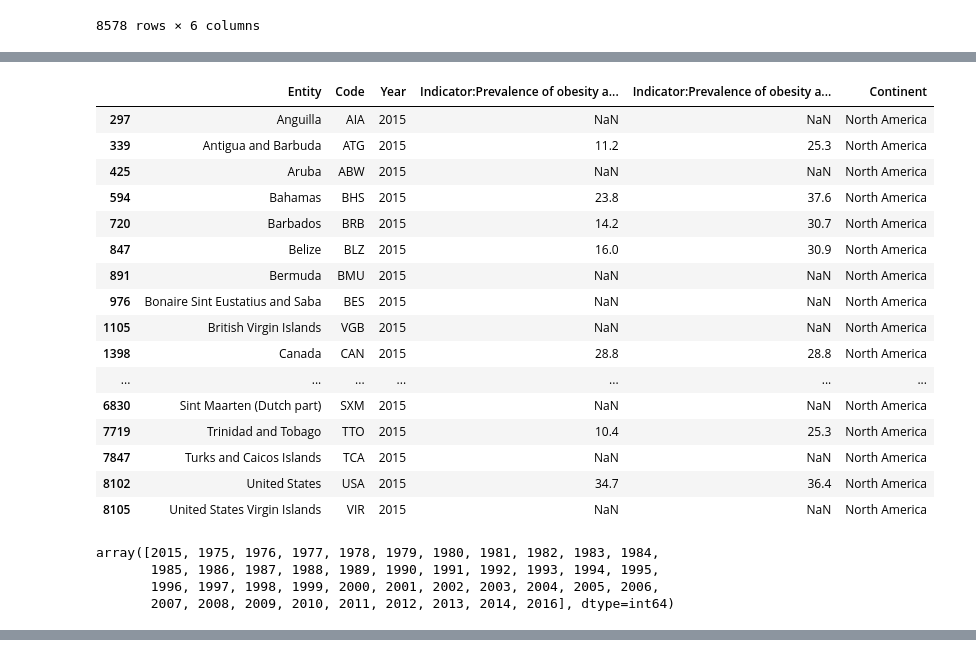
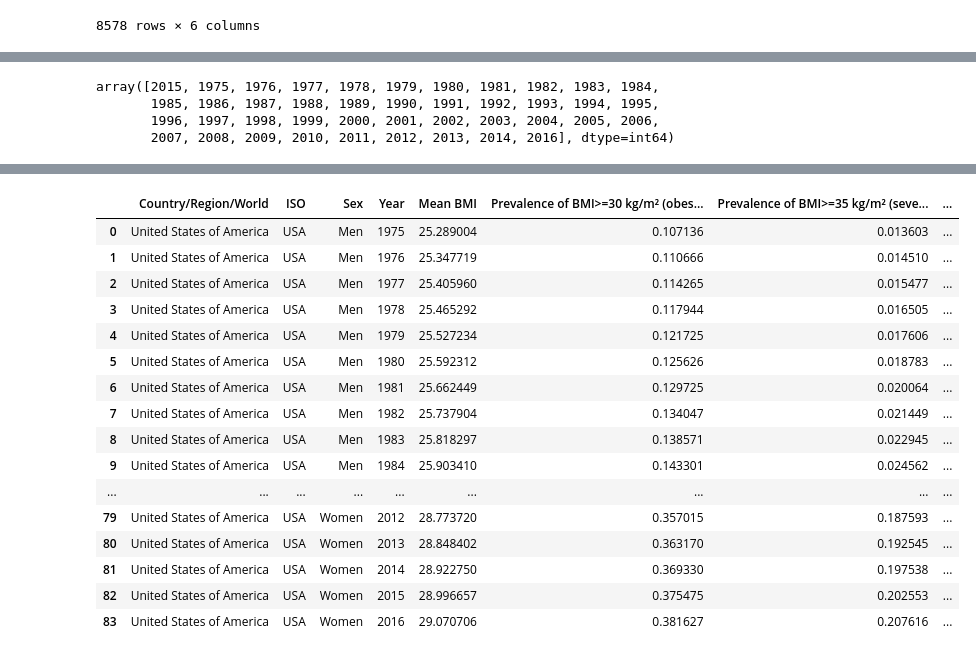
Before and after one commit to sgoolsby88/da7_capstone, a Jupyter notebook: notebooks/EDA_BMI.ipynb, the cells around one changed output, grey strips where cells are left out. Cells and saved outputs as stored; diff of their text form; code cells hidden in the pictures.

```diff
--- a/notebooks/EDA_BMI.ipynb
+++ b/notebooks/EDA_BMI.ipynb
@@ -76,24 +148,3 @@ nan
-# %%
-north_america=men_vs_women.loc[(men_vs_women['Continent']=='North America')]
-north_america
-# %% [output]
-|  | Entity | Code | Year | Indicator:Prevalence of obesity a... | Indicator:Prevalence of obesity a... | Continent |
-| 297 | Anguilla | AIA | 2015 | NaN | NaN | North America |
-| 339 | Antigua and Barbuda | ATG | 2015 | 11.2 | 25.3 | North America |
-| 425 | Aruba | ABW | 2015 | NaN | NaN | North America |
-| 594 | Bahamas | BHS | 2015 | 23.8 | 37.6 | North America |
-| 720 | Barbados | BRB | 2015 | 14.2 | 30.7 | North America |
-| 847 | Belize | BLZ | 2015 | 16.0 | 30.9 | North America |
-| 891 | Bermuda | BMU | 2015 | NaN | NaN | North America |
-| 976 | Bonaire Sint Eustatius and Saba | BES | 2015 | NaN | NaN | North America |
-| 1105 | British Virgin Islands | VGB | 2015 | NaN | NaN | North America |
-| 1398 | Canada | CAN | 2015 | 28.8 | 28.8 | North America |
-| ... | ... | ... | ... | ... | ... | ... |
-| 6830 | Sint Maarten (Dutch part) | SXM | 2015 | NaN | NaN | North America |
-| 7719 | Trinidad and Tobago | TTO | 2015 | 10.4 | 25.3 | North America |
-| 7847 | Turks and Caicos Islands | TCA | 2015 | NaN | NaN | North America |
-| 8102 | United States | USA | 2015 | 34.7 | 36.4 | North America |
-| 8105 | United States Virgin Islands | VIR | 2015 | NaN | NaN | North America |
 # %%
 men_vs_women['Year'].unique()
 # %% [output]
@@ -125,0 +180,20 @@ us_bmi
+# %%
+us_bmi
+# %% [output]
+|  | Country/Region/World | ISO | Sex | Year | Mean BMI | Prevalence of BMI>=30 kg/m² (obes... | Prevalence of BMI>=35 kg/m² (seve... | ... |
+| 0 | United States of America | USA | Men | 1975 | 25.289004 | 0.107136 | 0.013603 | ... |
+| 1 | United States of America | USA | Men | 1976 | 25.347719 | 0.110666 | 0.014510 | ... |
+| 2 | United States of America | USA | Men | 1977 | 25.405960 | 0.114265 | 0.015477 | ... |
+| 3 | United States of America | USA | Men | 1978 | 25.465292 | 0.117944 | 0.016505 | ... |
+| 4 | United States of America | USA | Men | 1979 | 25.527234 | 0.121725 | 0.017606 | ... |
+| 5 | United States of America | USA | Men | 1980 | 25.592312 | 0.125626 | 0.018783 | ... |
+| 6 | United States of America | USA | Men | 1981 | 25.662449 | 0.129725 | 0.020064 | ... |
+| 7 | United States of America | USA | Men | 1982 | 25.737904 | 0.134047 | 0.021449 | ... |
+| 8 | United States of America | USA | Men | 1983 | 25.818297 | 0.138571 | 0.022945 | ... |
+| 9 | United States of America | USA | Men | 1984 | 25.903410 | 0.143301 | 0.024562 | ... |
+| ... | ... | ... | ... | ... | ... | ... | ... | ... |
+| 79 | United States of America | USA | Women | 2012 | 28.773720 | 0.357015 | 0.187593 | ... |
+| 80 | United States of America | USA | Women | 2013 | 28.848402 | 0.363170 | 0.192545 | ... |
+| 81 | United States of America | USA | Women | 2014 | 28.922750 | 0.369330 | 0.197538 | ... |
+| 82 | United States of America | USA | Women | 2015 | 28.996657 | 0.375475 | 0.202553 | ... |
+| 83 | United States of America | USA | Women | 2016 | 29.070706 | 0.381627 | 0.207616 | ... |
```
Also changed, not shown: parts of 29 cells of this notebook, 1 other file.
